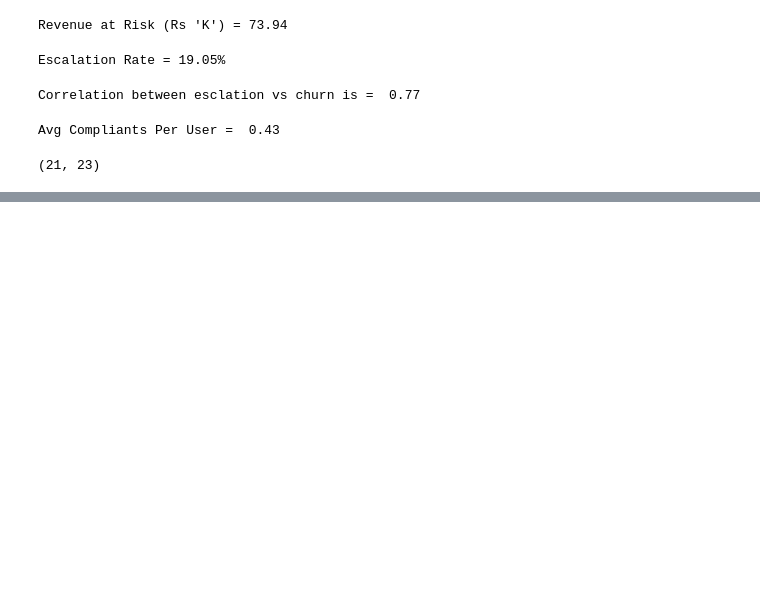
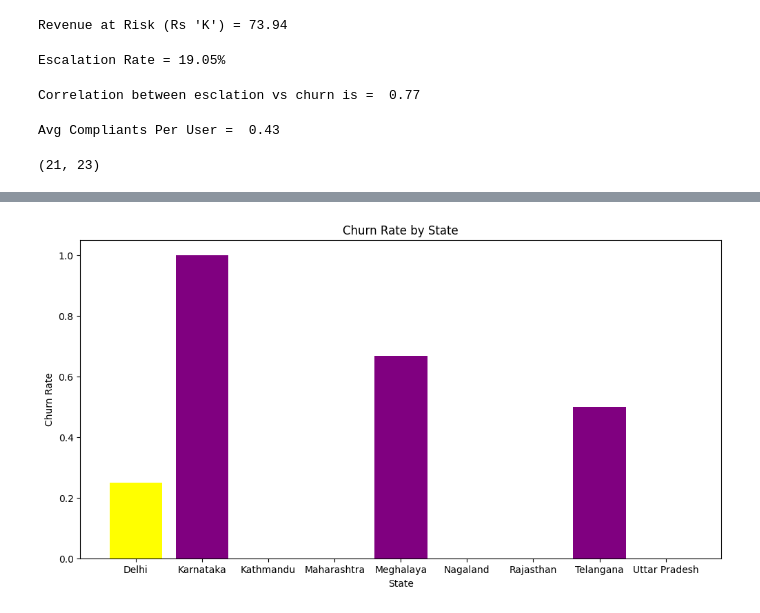
Before and after one commit to Master66999/data-science-and-analysis-, a Jupyter notebook: data.ipynb, the cells around one changed output, grey strips where cells are left out. Saved outputs shown, nothing was run; the diff lists cells and outputs as text; code cells hidden in the pictures; blank space fills up the shorter version.

```diff
--- a/data.ipynb
+++ b/data.ipynb
@@ -361,0 +389,12 @@ df.shape
+# %%
+churn_plan = df_visual.groupby('state')['churn_flag'].mean()
+colors=['yellow','purple','blue']
+
+plt.figure(figsize=(12,6))
+plt.bar(churn_plan.index,churn_plan.values,color=colors)
+plt.xlabel('State')
+plt.ylabel('Churn Rate')
+plt.title('Churn Rate by State')
+plt.show()
+# %% [output]
+[figure, added]
```
Also changed, not shown: parts of 5 cells of this notebook.
